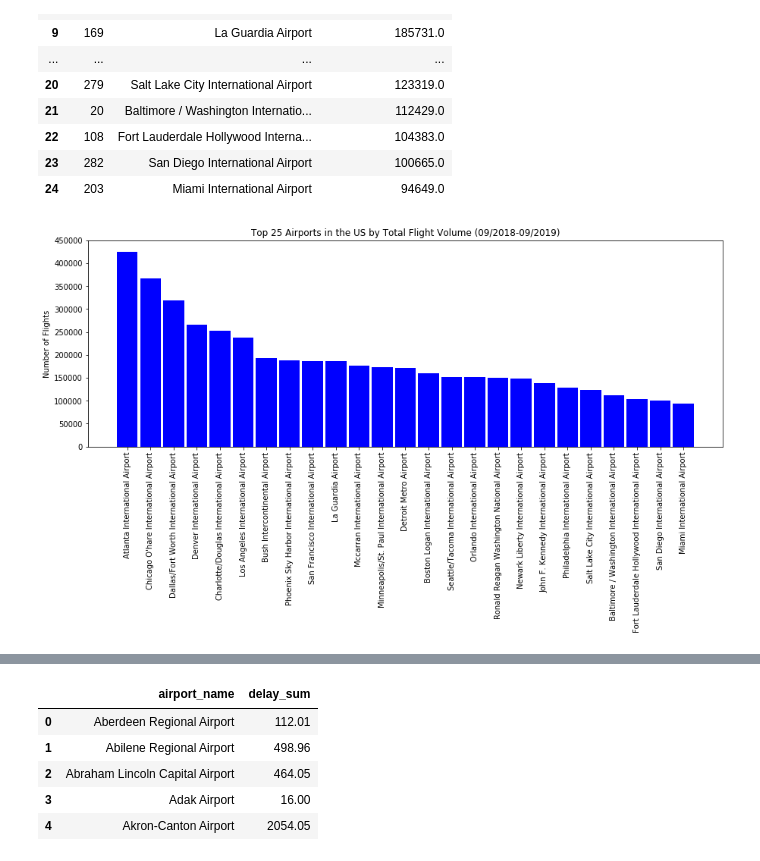
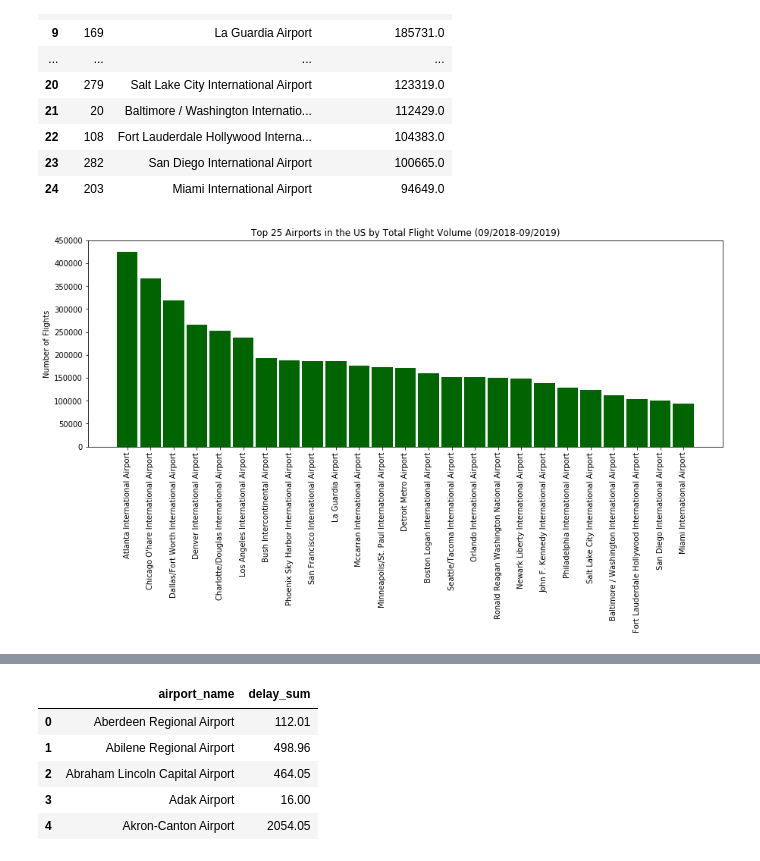
Before and after one commit to bishdj22/Project-1-FlightAnalysis, a Jupyter notebook: Project1_FlightDataAnalysis_Final.ipynb, the cells around one changed output, grey strips where cells are left out. Drawn from its saved outputs; the diff is of its cells as text; code cells hidden in the pictures.

```diff
--- a/Project1_FlightDataAnalysis_Final.ipynb
+++ b/Project1_FlightDataAnalysis_Final.ipynb
@@ -270,23 +281,23 @@ sorted_df_top25
 # %%
 #Bar chart summarizing the total delays by major US airline (top 18)
 
 fig, ax = plt.subplots(figsize=(15,5))
 
 x_axis = sorted_df_top25["airport_name"]
 y_axis = sorted_df_top25["total_number_flights"]
 
-plt.bar(x_axis, y_axis,color="b", align="center", width=.9)
+plt.bar(x_axis, y_axis,color="darkgreen", align="center", width=.9)
 #plt.plot(x_axis, y_axis,'-o',color="orange")
 plt.xticks(rotation=90)
 plt.ylim(0, 450000)
 
 ax.set_ylabel('Number of Flights')
 ax.set_title('Top 25 Airports in the US by Total Flight Volume (09/2018-09/2019)')
 
 #Save fig
 plt.savefig("Charts_final/Top25_Airports_Volume.png",bbox_inches='tight',dpi=100)
 # %% [output]
-[figure, old version]
+[figure, new version]
 # %%
 ###### Ronak Code ######
 
```
Also changed, not shown: parts of 3 cells of this notebook, 5 other files.
